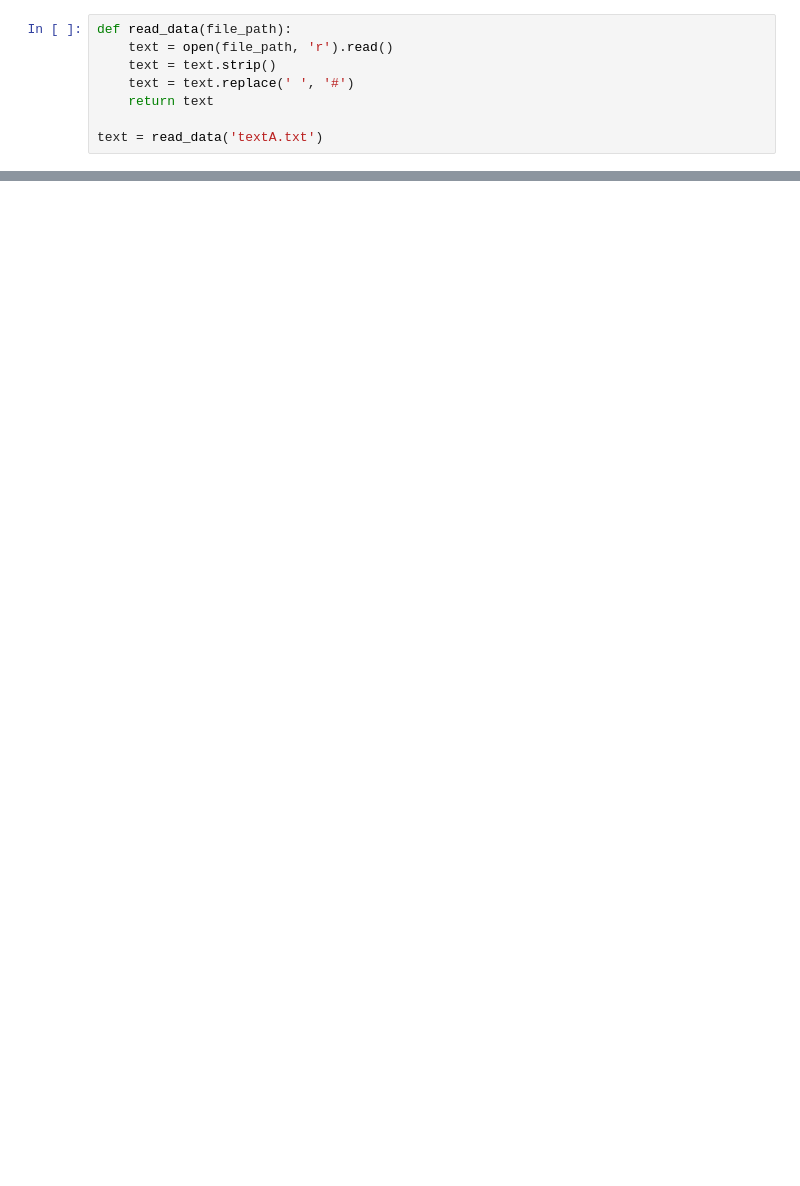
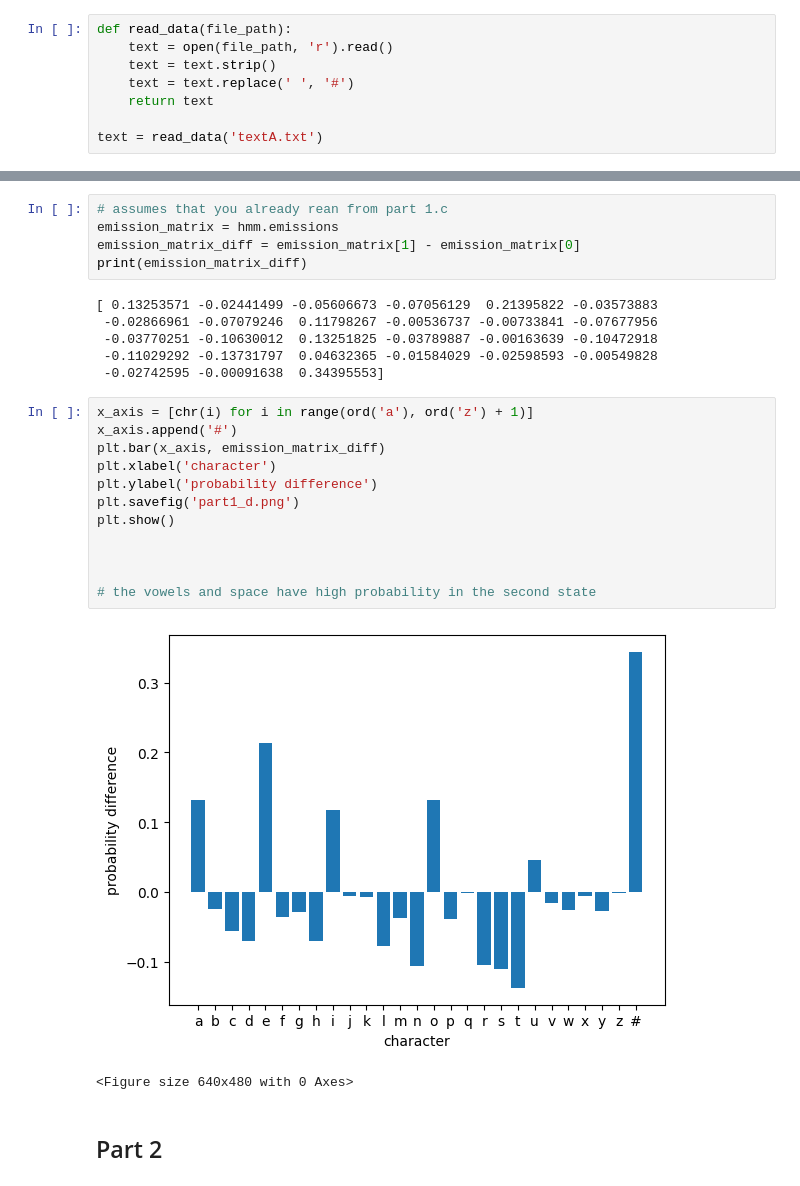
Before and after one commit to blindTissue/information_extraction_proj1_new, a Jupyter notebook: scratch.ipynb, the cells around one changed output, grey strips where cells are left out. Cells and saved outputs as stored; diff of their text form; blank space fills up the shorter version.

```diff
--- a/scratch.ipynb
+++ b/scratch.ipynb
@@ -138,0 +217,28 @@ q 0.0008333333333333334
+# %%
+# assumes that you already rean from part 1.c
+emission_matrix = hmm.emissions
+emission_matrix_diff = emission_matrix[1] - emission_matrix[0]
+print(emission_matrix_diff)
+# %% [output]
+[ 0.13253571 -0.02441499 -0.05606673 -0.07056129  0.21395822 -0.03573883
+ -0.02866961 -0.07079246  0.11798267 -0.00536737 -0.00733841 -0.07677956
+ -0.03770251 -0.10630012  0.13251825 -0.03789887 -0.00163639 -0.10472918
+ -0.11029292 -0.13731797  0.04632365 -0.01584029 -0.02598593 -0.00549828
+ -0.02742595 -0.00091638  0.34395553]
+# %%
+x_axis = [chr(i) for i in range(ord('a'), ord('z') + 1)]
+x_axis.append('#')
+plt.bar(x_axis, emission_matrix_diff)
+plt.xlabel('character')
+plt.ylabel('probability difference')
+plt.savefig('part1_d.png')
+plt.show()
+
+
+
+# the vowels and space have high probability in the second state
+# %% [output]
+[figure, added]
+<Figure size 640x480 with 0 Axes>
+# %% [markdown]
+## Part 2
```
Also changed, not shown: parts of 23 cells of this notebook, 4 other files.
